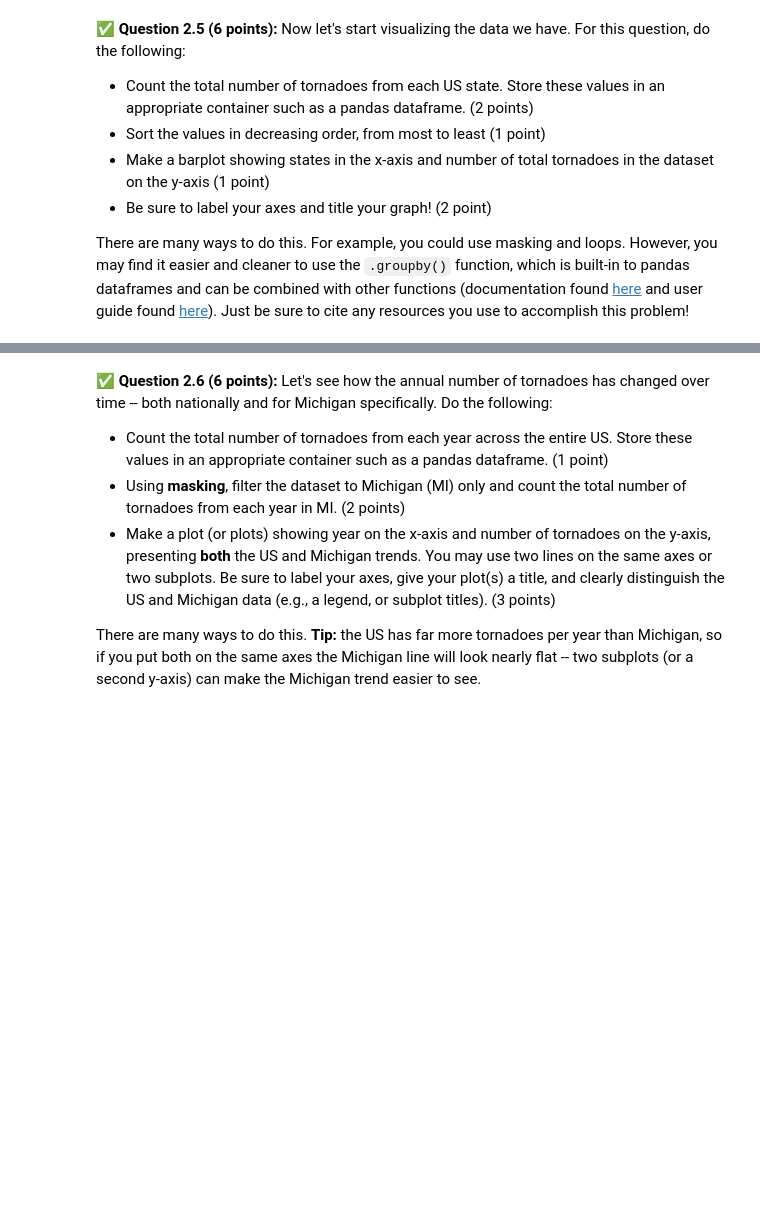
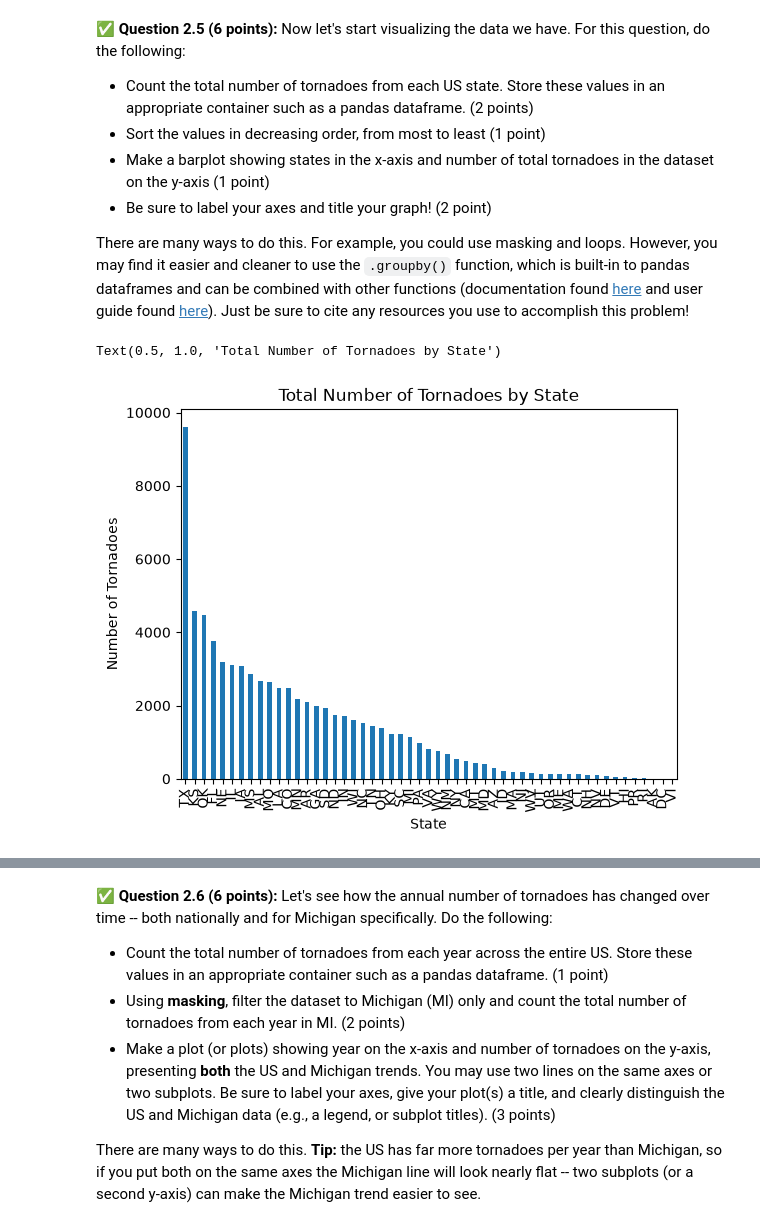
Before and after one commit to Joseph-wang1/CMSE202-f26-turnin, a Jupyter notebook: hw-01/HW01-GitPandasPackagesClasses-STUDENT.ipynb, the cells around one changed output, grey strips where cells are left out. Saved outputs shown, nothing was run; the diff lists cells and outputs as text; code cells hidden in the pictures; blank space fills up the shorter version.

```diff
--- a/hw-01/HW01-GitPandasPackagesClasses-STUDENT.ipynb
+++ b/hw-01/HW01-GitPandasPackagesClasses-STUDENT.ipynb
@@ -250,0 +257,5 @@ You will need to use the description substantially when you complete this assign
+# %%
+# Put your code here
+import pandas as pd
+df = pd.read_csv("https://www.spc.noaa.gov/wcm/data/1950-2025_actual_tornadoes.csv")
+df.head()
@@ -294,3 +330,15 @@ There are many ways to do this.  For example, you could use masking and loops.
+# %%
+# Put your code here
+import matplotlib.pyplot as plt
+state_counts = df.groupby("st").size() #<---- .size from chatGPT
+state_counts = state_counts.sort_values(ascending=False)
+state_counts.plot(kind="bar")
+plt.xlabel("State")
+plt.ylabel("Number of Tornadoes")
+plt.title("Total Number of Tornadoes by State")
+# %% [output]
+Text(0.5, 1.0, 'Total Number of Tornadoes by State')
+[figure, added]
 # %% [markdown]
 <!-- END QUESTION -->
 <!-- DO NOT MODIFY OR DELETE THIS CELL. Make sure your solution to the question above is in the cell(s) above this one. -->
```
Also changed, not shown: parts of 34 cells of this notebook.
